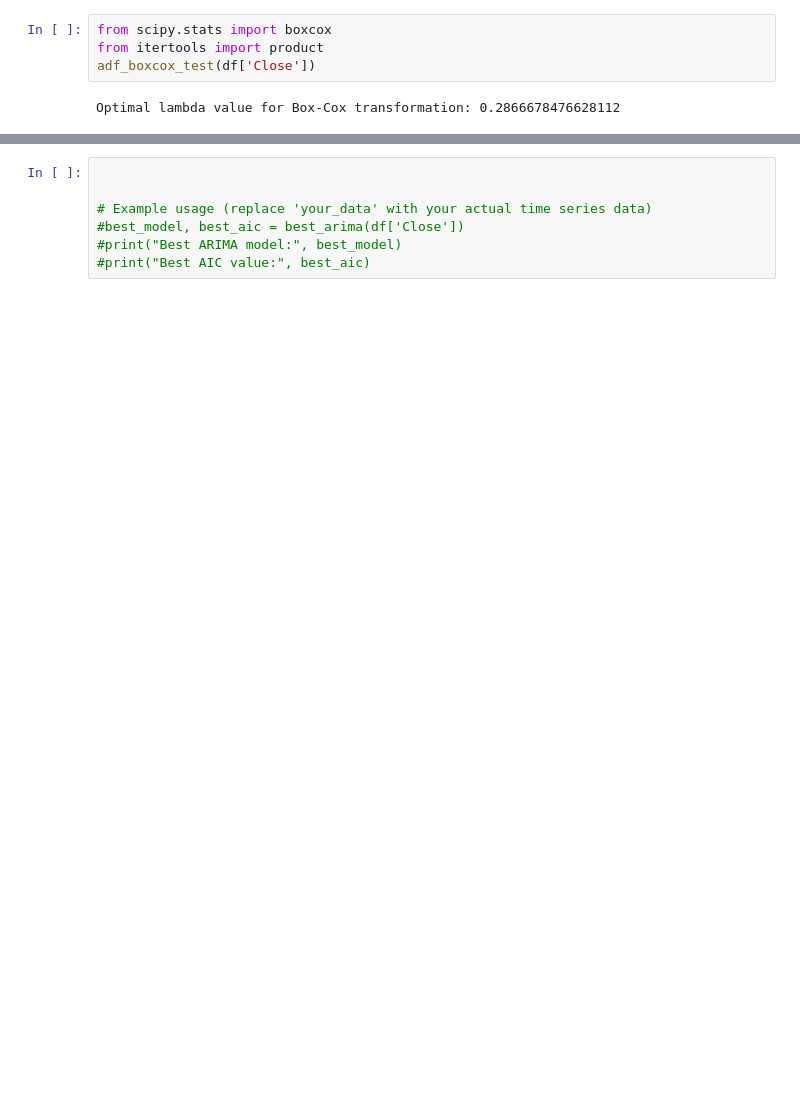
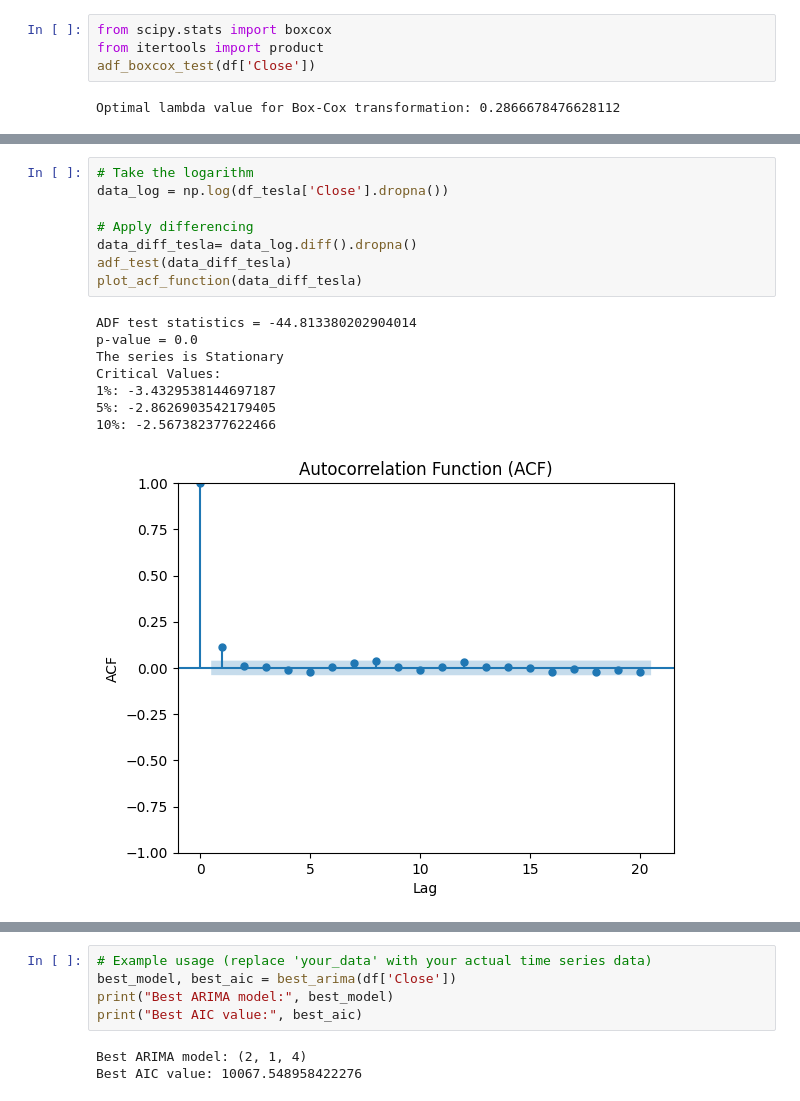
Before and after one commit to Bineethmathew/project_stock, a Jupyter notebook: projectfinalcode.ipynb, the cells around one changed output, grey strips where cells are left out. Cells and saved outputs as stored; diff of their text form; blank space fills up the shorter version.

```diff
--- a/projectfinalcode.ipynb
+++ b/projectfinalcode.ipynb
@@ -1415,0 +1427,17 @@ Critical Values:
+# %%
+# Take the logarithm
+data_log = np.log(df_tesla['Close'].dropna())
+
+# Apply differencing
+data_diff_tesla= data_log.diff().dropna()
+adf_test(data_diff_tesla)
+plot_acf_function(data_diff_tesla)
+# %% [output]
+ADF test statistics = -44.813380202904014
+p-value = 0.0
+The series is Stationary
+Critical Values:
+1%: -3.4329538144697187
+5%: -2.8626903542179405
+10%: -2.567382377622466
+[figure, added]
@@ -1416,7 +1445,8 @@ Critical Values:
 # %%
-
-
 # Example usage (replace 'your_data' with your actual time series data)
-#best_model, best_aic = best_arima(df['Close'])
-#print("Best ARIMA model:", best_model)
-#print("Best AIC value:", best_aic)
+best_model, best_aic = best_arima(df['Close'])
+print("Best ARIMA model:", best_model)
+print("Best AIC value:", best_aic)
+# %% [output]
+Best ARIMA model: (2, 1, 4)
+Best AIC value: 10067.548958422276
```
Also changed, not shown: parts of 37 cells of this notebook.
